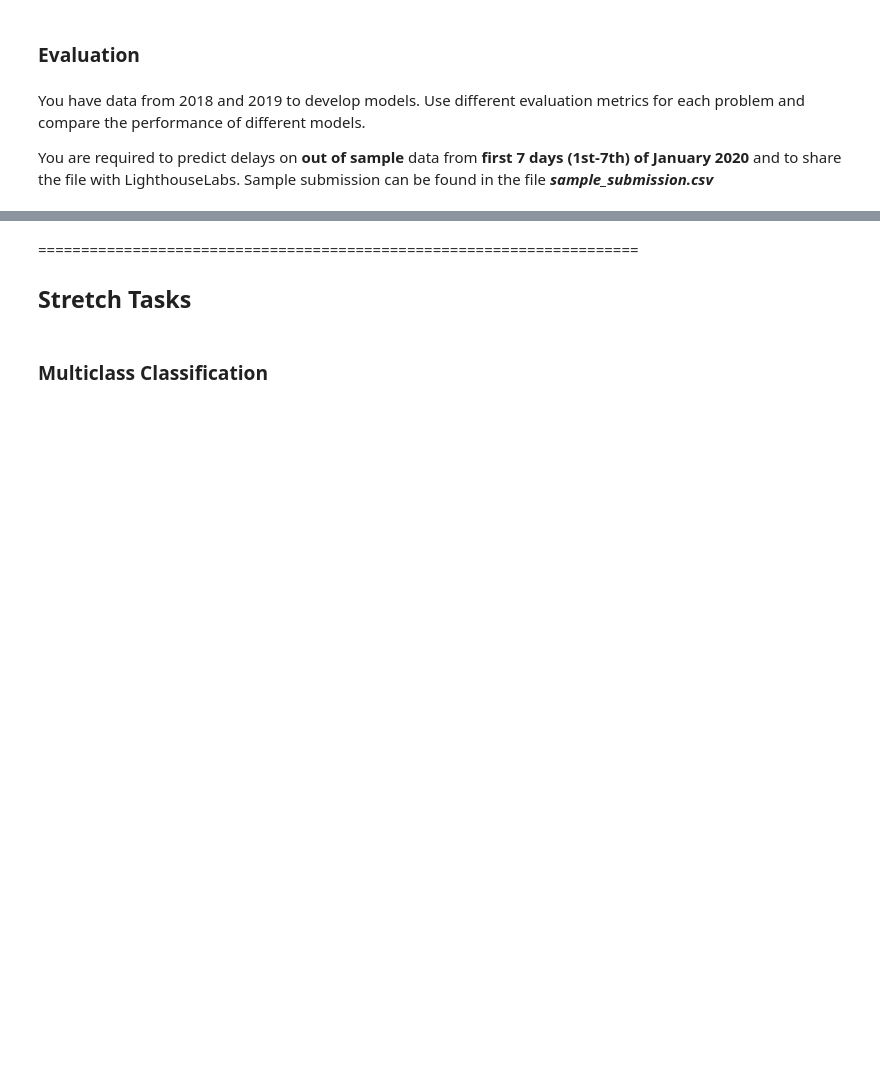
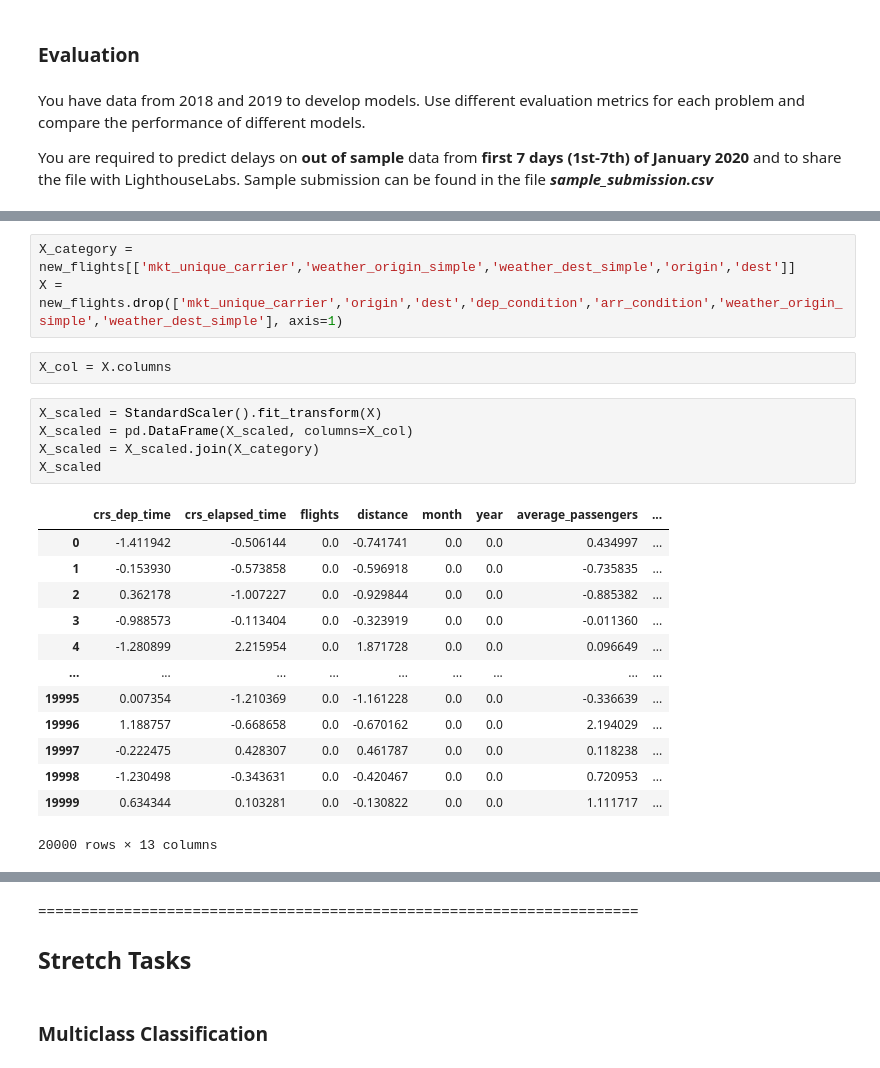
Before and after one commit to irenethebest/Flight_delay_prediction, a Jupyter notebook: modeling_Irene_ver3.ipynb, the cells around one changed output, grey strips where cells are left out. Cells and saved outputs as stored; diff of their text form; blank space fills up the shorter version.

```diff
--- a/modeling_Irene_ver3.ipynb
+++ b/modeling_Irene_ver3.ipynb
@@ -871,0 +770,24 @@ testset.head()
+# %%
+X_category = new_flights[['mkt_unique_carrier','weather_origin_simple','weather_dest_simple','origin','dest']]
+X = new_flights.drop(['mkt_unique_carrier','origin','dest','dep_condition','arr_condition','weather_origin_simple','weather_dest_simple'], axis=1)
+# %%
+X_col = X.columns
+# %%
+X_scaled = StandardScaler().fit_transform(X)
+X_scaled = pd.DataFrame(X_scaled, columns=X_col)
+X_scaled = X_scaled.join(X_category)
+X_scaled
+# %% [output]
+|  | crs_dep_time | crs_elapsed_time | flights | distance | month | year | average_passengers | ... |
+| 0 | -1.411942 | -0.506144 | 0.0 | -0.741741 | 0.0 | 0.0 | 0.434997 | ... |
+| 1 | -0.153930 | -0.573858 | 0.0 | -0.596918 | 0.0 | 0.0 | -0.735835 | ... |
+| 2 | 0.362178 | -1.007227 | 0.0 | -0.929844 | 0.0 | 0.0 | -0.885382 | ... |
+| 3 | -0.988573 | -0.113404 | 0.0 | -0.323919 | 0.0 | 0.0 | -0.011360 | ... |
+| 4 | -1.280899 | 2.215954 | 0.0 | 1.871728 | 0.0 | 0.0 | 0.096649 | ... |
+| ... | ... | ... | ... | ... | ... | ... | ... | ... |
+| 19995 | 0.007354 | -1.210369 | 0.0 | -1.161228 | 0.0 | 0.0 | -0.336639 | ... |
+| 19996 | 1.188757 | -0.668658 | 0.0 | -0.670162 | 0.0 | 0.0 | 2.194029 | ... |
+| 19997 | -0.222475 | 0.428307 | 0.0 | 0.461787 | 0.0 | 0.0 | 0.118238 | ... |
+| 19998 | -1.230498 | -0.343631 | 0.0 | -0.420467 | 0.0 | 0.0 | 0.720953 | ... |
+| 19999 | 0.634344 | 0.103281 | 0.0 | -0.130822 | 0.0 | 0.0 | 1.111717 | ... |
+20000 rows × 13 columns
```
Also changed, not shown: parts of 52 cells of this notebook, 1 other file.
